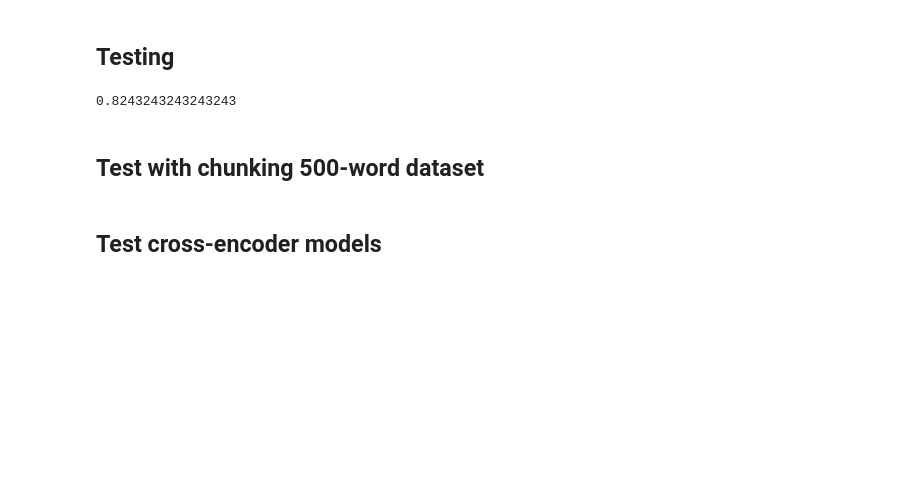
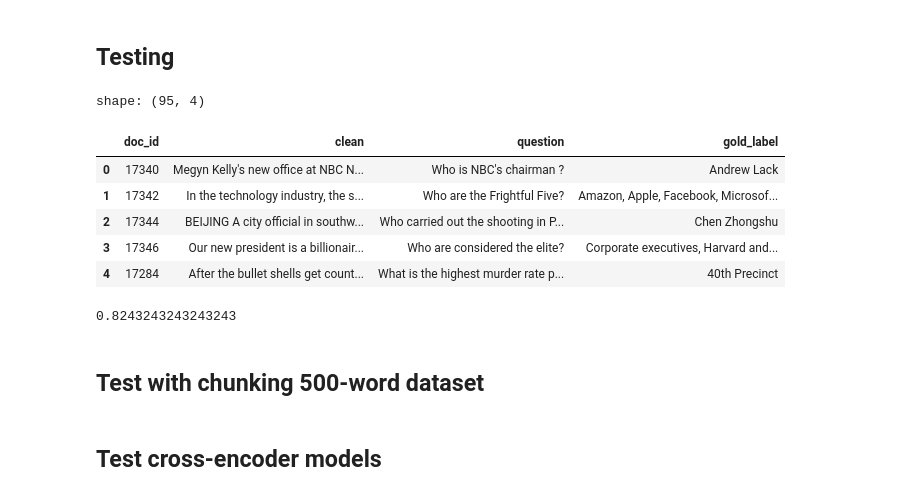
Before and after one commit to robinviltoriano/NLP_Assignment_2, a Jupyter notebook: final.ipynb, the cells around one changed output. Cells and saved outputs as stored; diff of their text form; code cells hidden in the pictures; blank space fills up the shorter version.

```diff
--- a/final.ipynb
+++ b/final.ipynb
@@ -192,8 +263,22 @@ def query_answer(query, query_id):
 # %%
 # Read vector database
 index = faiss.read_index('data_article_100.index')
 data_chunk = pd.read_csv('data_chunk_100.csv')
-question_dataset = pd.read_csv('question_dataset.csv')
+question_dataset = pd.read_csv('question_dataset.csv', encoding='latin-1')
+
+question_dataset.drop(['Colonne1','Colonne2'], axis=1, inplace=True)
+question_dataset.dropna(inplace=True)
+question_dataset.rename(columns={'answer':'gold_label'}, inplace=True)
+print(f'shape: {question_dataset.shape}')
+display(question_dataset.head())
+# %% [output]
+shape: (95, 4)
+|  | doc_id | clean | question | gold_label |
+| 0 | 17340 | Megyn Kelly's new office at NBC N... | Who is NBC's chairman ? | Andrew Lack |
+| 1 | 17342 | In the technology industry, the s... | Who are the Frightful Five? | Amazon, Apple, Facebook, Microsof... |
+| 2 | 17344 | BEIJING A city official in southw... | Who carried out the shooting in P... | Chen Zhongshu |
+| 3 | 17346 | Our new president is a billionair... | Who are considered the elite? | Corporate executives, Harvard and... |
+| 4 | 17284 | After the bullet shells get count... | What is the highest murder rate p... | 40th Precinct |
 # %%
 # Create function to calculate MRR
 def mrr_score(answer_data, question_data):
```
Also changed, not shown: parts of 44 cells of this notebook, 1 other file.
